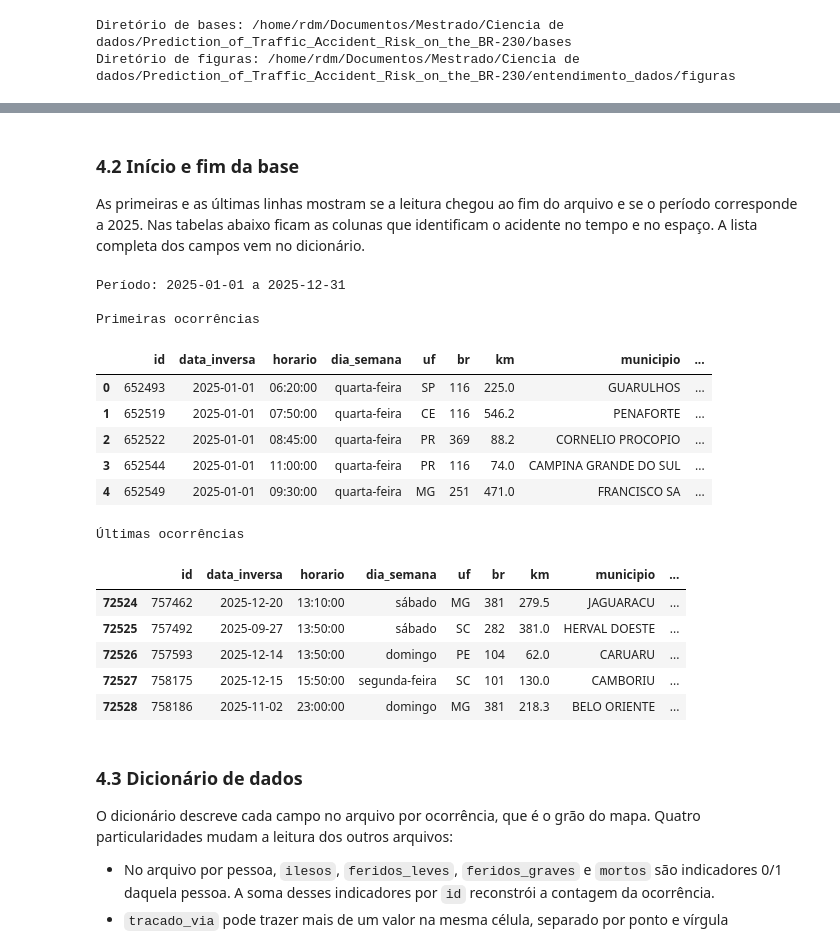
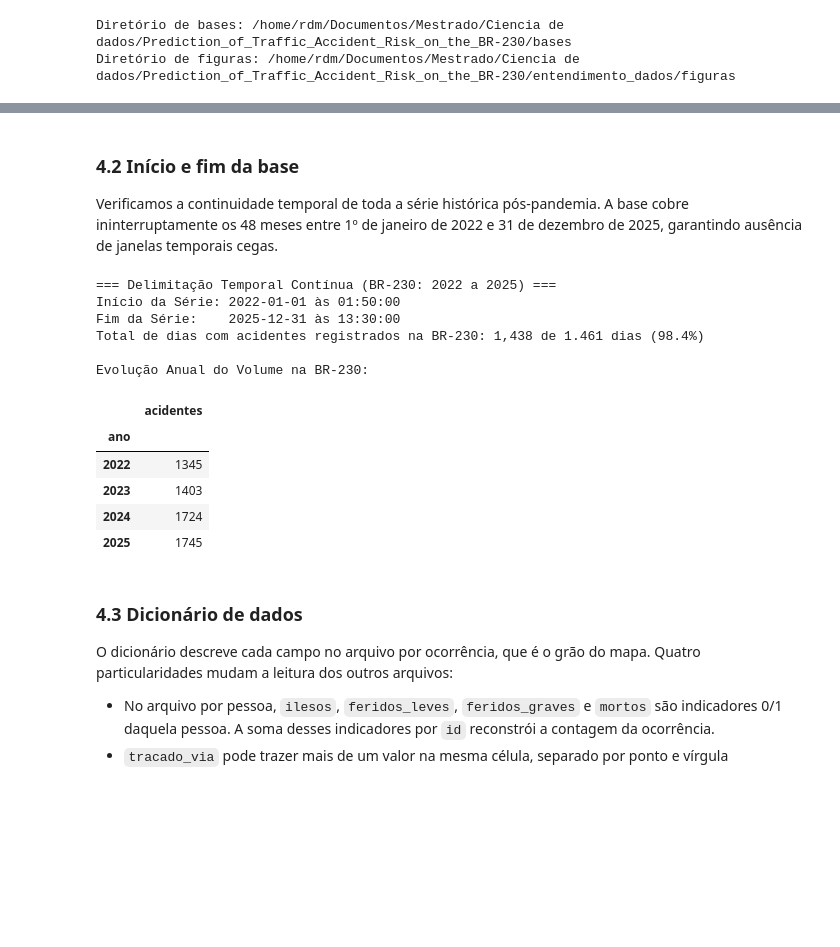
Before and after one commit to batista-neto/Prediction_of_Traffic_Accident_Risk_on_the_BR-230, a Jupyter notebook: entendimento_dados/entendimento_dados_br230.ipynb, the cells around one changed output, grey strips where cells are left out. Cells and saved outputs as stored; diff of their text form; code cells hidden in the pictures; blank space fills up the shorter version.

```diff
--- a/entendimento_dados/entendimento_dados_br230.ipynb
+++ b/entendimento_dados/entendimento_dados_br230.ipynb
@@ -352,44 +385,28 @@ Colunas exclusivas do arquivo expandido:
 # %% [markdown]
 ### 4.2 Início e fim da base
 
-As primeiras e as últimas linhas mostram se a leitura chegou ao fim do arquivo e se o período corresponde a 2025. Nas tabelas abaixo ficam as colunas que identificam o acidente no tempo e no espaço. A lista completa dos campos vem no dicionário.
+Verificamos a continuidade temporal de toda a série histórica pós-pandemia. A base cobre ininterruptamente os 48 meses entre 1º de janeiro de 2022 e 31 de dezembro de 2025, garantindo ausência de janelas temporais cegas.
 # %%
-colunas_visita = [
-    "id",
-    "data_inversa",
-    "horario",
-    "dia_semana",
-    "uf",
-    "br",
-    "km",
-    "municipio",
-    "classificacao_acidente",
-    "latitude",
-    "longitude",
-]
+print("=== Delimitação Temporal Contínua (BR-230: 2022 a 2025) ===")
+print("Início da Série:", br230["data_inversa"].min(), "às", br230.loc[br230["data_inversa"] == br230["data_inversa"].min(), "horario"].min())
+print("Fim da Série:   ", br230["data_inversa"].max(), "às", br230.loc[br230["data_inversa"] == br230["data_inversa"].max(), "horario"].max())
+print(f"Total de dias com acidentes registrados na BR-230: {br230['data'].nunique():,} de 1.461 dias ({br230['data'].nunique()/14.61:.1f}%)")
 
-print("Período:", ocorrencias["data_inversa"].min(), "a", ocorrencias["data_inversa"].max())
-print("\nPrimeiras ocorrências")
-display(ocorrencias[colunas_visita].head(5))
-print("Últimas ocorrências")
-display(ocorrencias[colunas_visita].tail(5))
+print("\nEvolução Anual do Volume na BR-230:")
+display(br230["ano"].value_counts().sort_index().rename("acidentes").to_frame())
 # %% [output]
-Período: 2025-01-01 a 2025-12-31
+=== Delimitação Temporal Contínua (BR-230: 2022 a 2025) ===
+Início da Série: 2022-01-01 às 01:50:00
+Fim da Série:    2025-12-31 às 13:30:00
+Total de dias com acidentes registrados na BR-230: 1,438 de 1.461 dias (98.4%)
 
-Primeiras ocorrências
+Evolução Anual do Volume na BR-230:
-|  | id | data_inversa | horario | dia_semana | uf | br | km | municipio | ... |
-| 0 | 652493 | 2025-01-01 | 06:20:00 | quarta-feira | SP | 116 | 225.0 | GUARULHOS | ... |
-| 1 | 652519 | 2025-01-01 | 07:50:00 | quarta-feira | CE | 116 | 546.2 | PENAFORTE | ... |
-| 2 | 652522 | 2025-01-01 | 08:45:00 | quarta-feira | PR | 369 | 88.2 | CORNELIO PROCOPIO | ... |
-| 3 | 652544 | 2025-01-01 | 11:00:00 | quarta-feira | PR | 116 | 74.0 | CAMPINA GRANDE DO SUL | ... |
-| 4 | 652549 | 2025-01-01 | 09:30:00 | quarta-feira | MG | 251 | 471.0 | FRANCISCO SA | ... |
+|  | acidentes |
+| ano |  |
+| 2022 | 1345 |
+| 2023 | 1403 |
+| 2024 | 1724 |
+| 2025 | 1745 |
-Últimas ocorrências
-|  | id | data_inversa | horario | dia_semana | uf | br | km | municipio | ... |
-| 72524 | 757462 | 2025-12-20 | 13:10:00 | sábado | MG | 381 | 279.5 | JAGUARACU | ... |
-| 72525 | 757492 | 2025-09-27 | 13:50:00 | sábado | SC | 282 | 381.0 | HERVAL DOESTE | ... |
-| 72526 | 757593 | 2025-12-14 | 13:50:00 | domingo | PE | 104 | 62.0 | CARUARU | ... |
-| 72527 | 758175 | 2025-12-15 | 15:50:00 | segunda-feira | SC | 101 | 130.0 | CAMBORIU | ... |
-| 72528 | 758186 | 2025-11-02 | 23:00:00 | domingo | MG | 381 | 218.3 | BELO ORIENTE | ... |
 # %% [markdown]
 ### 4.3 Dicionário de dados
 
```
Also changed, not shown: parts of 26 cells of this notebook, 7 other files.
